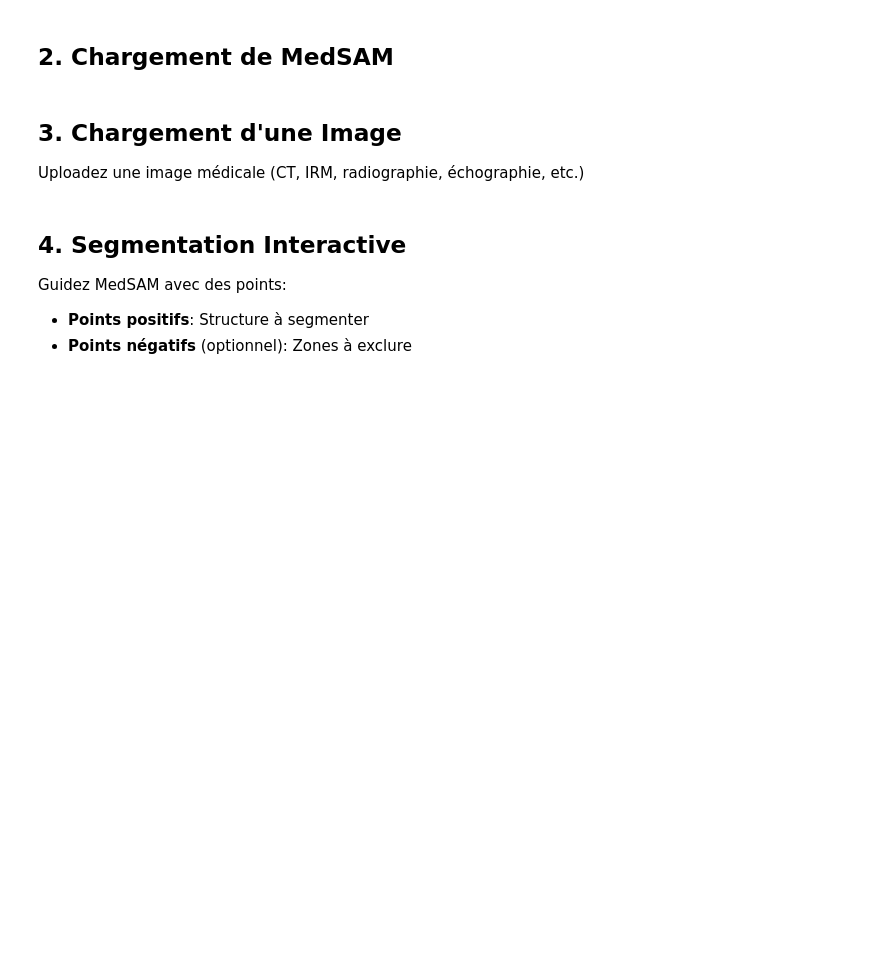
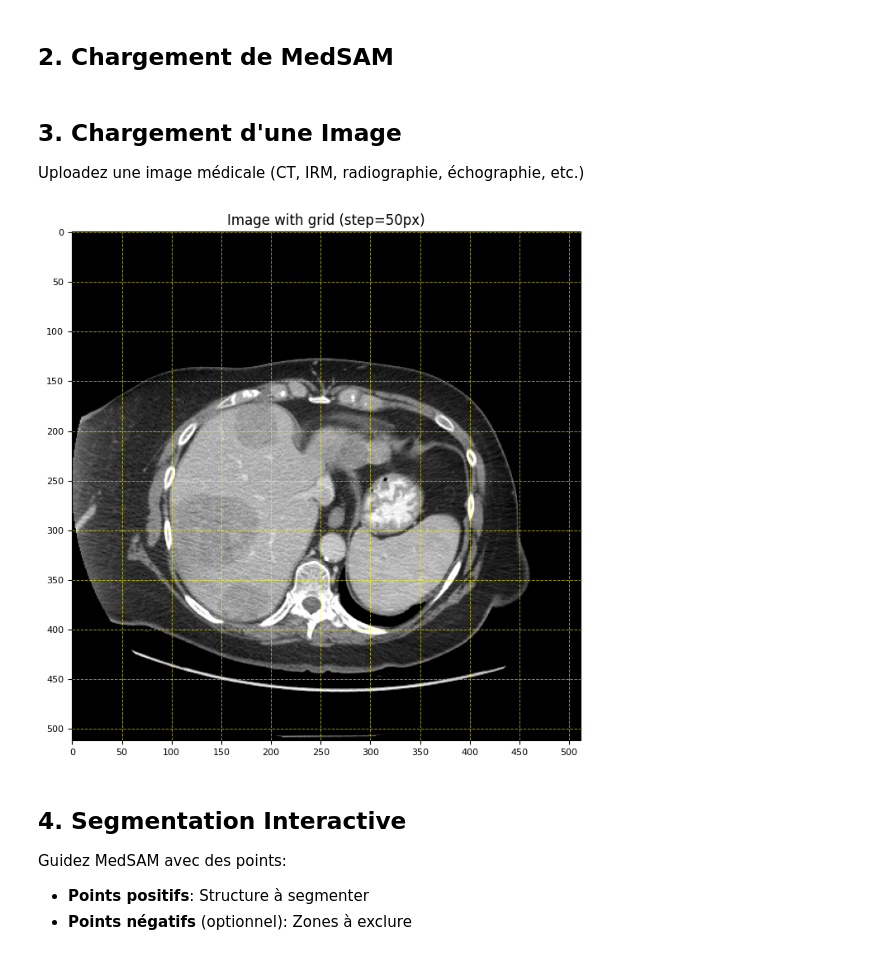
Before and after one commit to maclandrol/cours-ia-med, a Jupyter notebook: 06_Segmentation_MedSAM.ipynb, the cells around one changed output. Cells and saved outputs as stored; diff of their text form; code cells hidden in the pictures; blank space fills up the shorter version.

```diff
--- a/06_Segmentation_MedSAM.ipynb
+++ b/06_Segmentation_MedSAM.ipynb
@@ -53,23 +57,3 @@ print("MedSAM chargé!")
 ## 3. Chargement d'une Image
 
 Uploadez une image médicale (CT, IRM, radiographie, échographie, etc.)
-# %%
-from google.colab import files
-
-uploaded = files.upload()
-
-if uploaded:
-    img_path = list(uploaded.keys())[0]
-    image = Image.open(img_path).convert("RGB")
-
-    plt.figure(figsize=(8, 8))
-    plt.imshow(image)
-    plt.title("Image à Segmenter")
-    plt.axis('off')
-    plt.show()
-
-    print(f"\nDimensions: {image.size}")
-    print("\nCliquez mentalement sur la structure à segmenter.")
-    print("Notez les coordonnées (x, y) approximatives.")
-else:
-    print("Aucune image uploadée.")
@@ -76,3 +122,9 @@ else:
+# %%
+img_url = "https://huggingface.co/flaviagiammarino/medsam-vit-base/resolve/main/scripts/input.png"
+
+image = load_img(url=img_url, show=True)
+# %% [output]
+[figure, added]
 # %% [markdown]
 ## 4. Segmentation Interactive
 
```
Also changed, not shown: parts of 14 cells of this notebook.
